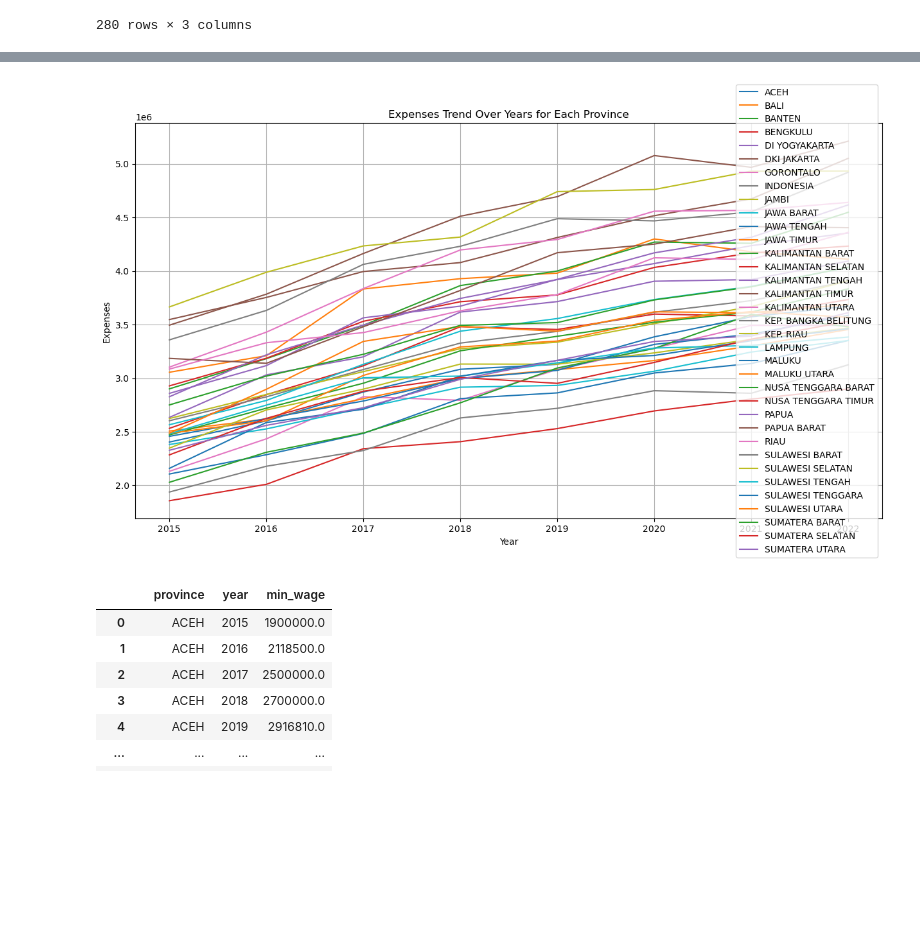
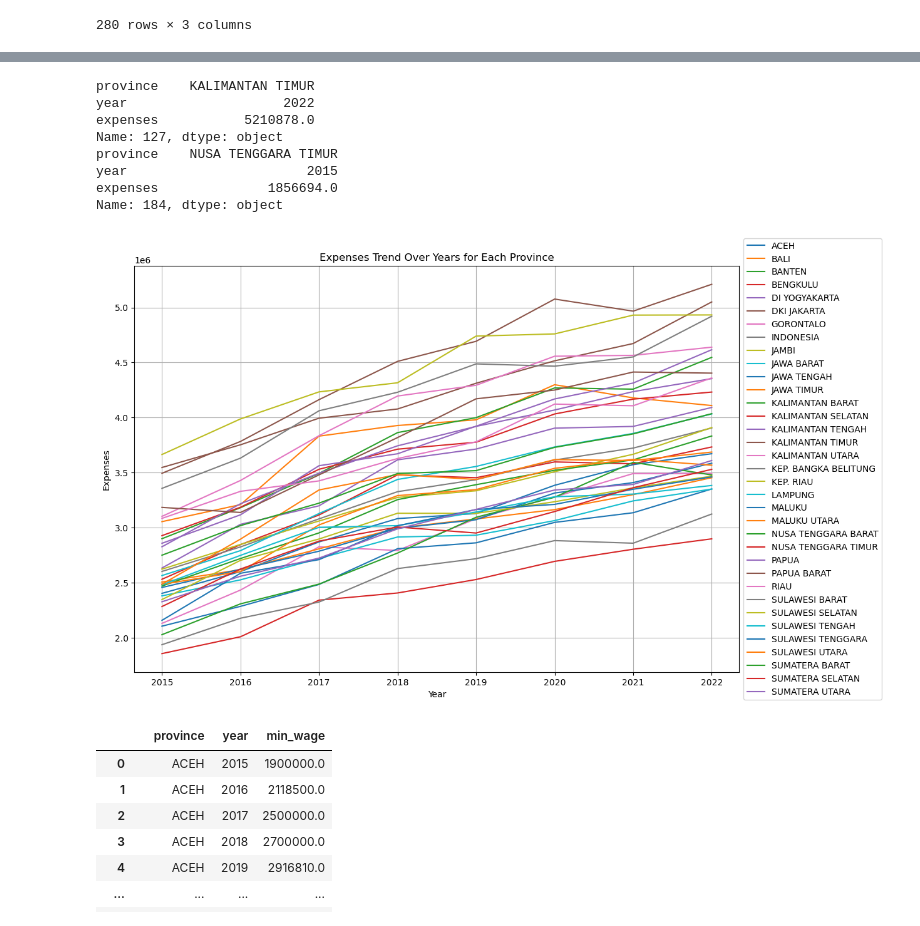
Before and after one commit to viansebastian/IndoWorkersWelfare-Analysis, a Jupyter notebook: notebook.ipynb, the cells around one changed output, grey strips where cells are left out. Cells and saved outputs as stored; diff of their text form; code cells hidden in the pictures; blank space fills up the shorter version.

Commit message:
initial visualization

```diff
--- a/notebook.ipynb
+++ b/notebook.ipynb
@@ -26,22 +39,36 @@ expenses
+# %%
+print(expenses.iloc[expenses['expenses'].idxmax()])
+print(expenses.iloc[expenses['expenses'].idxmin()])
+# %% [output]
+province    KALIMANTAN TIMUR
+year                    2022
+expenses           5210878.0
+Name: 127, dtype: object
+province    NUSA TENGGARA TIMUR
+year                       2015
+expenses              1856694.0
+Name: 184, dtype: object
 # %%
 plt.figure(figsize=(15, 8))
 
-# Plot each province's expenses over the years
 for province in expenses['province'].unique():
     province_data = expenses[expenses['province'] == province]
     plt.plot(province_data['year'], province_data['expenses'], label=province)
 
 # Add title and labels
 plt.title('Expenses Trend Over Years for Each Province')
 plt.xlabel('Year')
 plt.ylabel('Expenses')
-plt.legend(loc='right')
+plt.legend(loc='center left', bbox_to_anchor=(1, 0.5))
 plt.grid(True)
+
+# Adjust layout to make room for the legend
+plt.tight_layout(rect=[0, 0, 0.85, 1])
 
 # Show the plot
 plt.show()
 # %% [output]
-[figure, old version]
+[figure, new version]
 # %%
 min_wage
 # %% [output]
```
Also changed, not shown: parts of 4 cells of this notebook.
